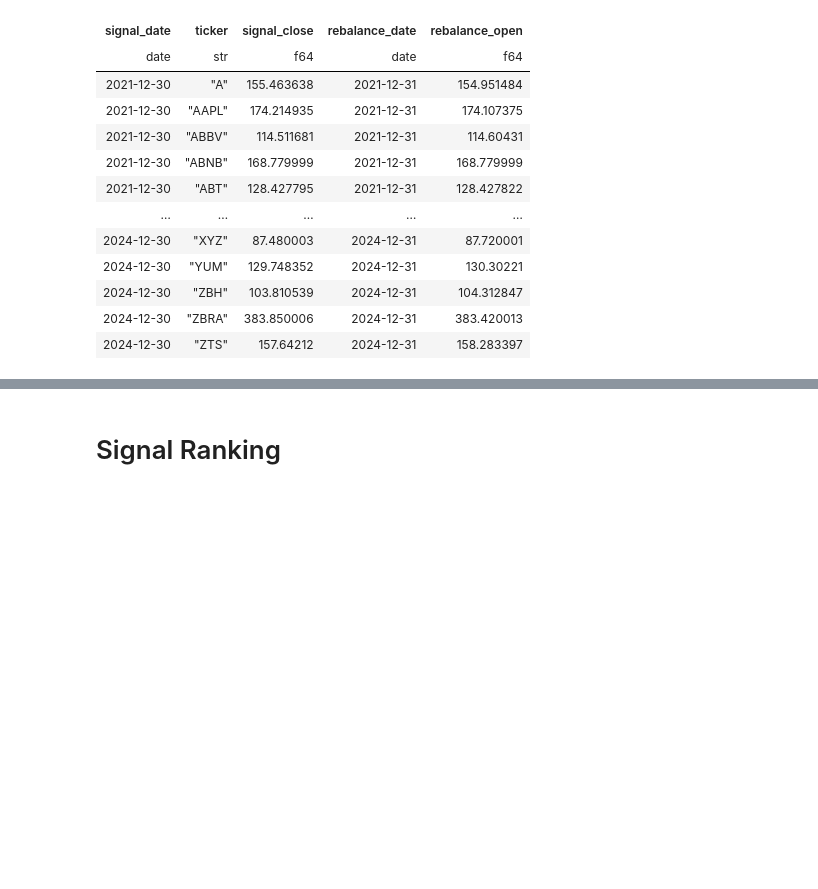
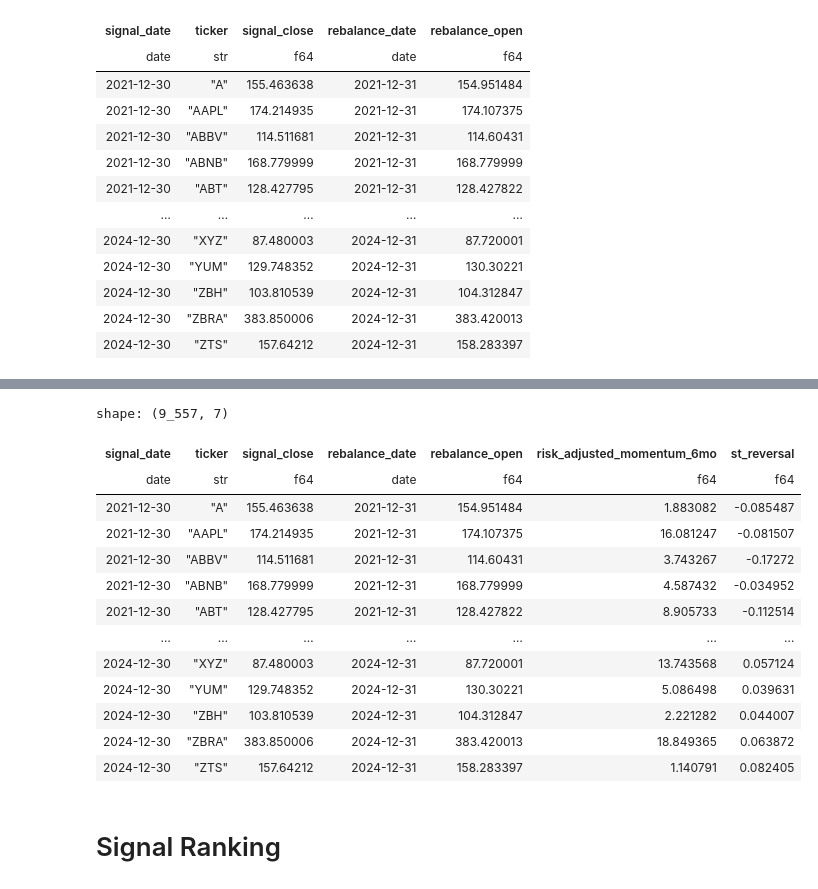
Before and after one commit to Luuuuuuuucas/polars-investment-strategy, a Jupyter notebook: notebooks/test_notebook.ipynb, the cells around one changed output, grey strips where cells are left out. Cells and saved outputs as stored; diff of their text form; code cells hidden in the pictures; blank space fills up the shorter version.

```diff
--- a/notebooks/test_notebook.ipynb
+++ b/notebooks/test_notebook.ipynb
@@ -186,3 +161,26 @@ shape: (9_557, 7)
+# %%
+signal_df = calculate_st_reversal(
+    factor_reference_table=signal_df,
+    cleaned_close_prices_dataset=close_price,
+    date_mapping_df=date_mapping_df,
+    trading_calendar=trading_calendar
+)
+signal_df
+# %% [output]
+shape: (9_557, 7)
+| signal_date | ticker | signal_close | rebalance_date | rebalance_open | risk_adjusted_momentum_6mo | st_reversal |
+| date | str | f64 | date | f64 | f64 | f64 |
+| 2021-12-30 | "A" | 155.463638 | 2021-12-31 | 154.951484 | 1.883082 | -0.085487 |
+| 2021-12-30 | "AAPL" | 174.214935 | 2021-12-31 | 174.107375 | 16.081247 | -0.081507 |
+| 2021-12-30 | "ABBV" | 114.511681 | 2021-12-31 | 114.60431 | 3.743267 | -0.17272 |
+| 2021-12-30 | "ABNB" | 168.779999 | 2021-12-31 | 168.779999 | 4.587432 | -0.034952 |
+| 2021-12-30 | "ABT" | 128.427795 | 2021-12-31 | 128.427822 | 8.905733 | -0.112514 |
+| … | … | … | … | … | … | … |
+| 2024-12-30 | "XYZ" | 87.480003 | 2024-12-31 | 87.720001 | 13.743568 | 0.057124 |
+| 2024-12-30 | "YUM" | 129.748352 | 2024-12-31 | 130.30221 | 5.086498 | 0.039631 |
+| 2024-12-30 | "ZBH" | 103.810539 | 2024-12-31 | 104.312847 | 2.221282 | 0.044007 |
+| 2024-12-30 | "ZBRA" | 383.850006 | 2024-12-31 | 383.420013 | 18.849365 | 0.063872 |
+| 2024-12-30 | "ZTS" | 157.64212 | 2024-12-31 | 158.283397 | 1.140791 | 0.082405 |
 # %% [markdown]
 # Signal Ranking
 # %%
```
Also changed, not shown: parts of 5 cells of this notebook, 2 other files.
